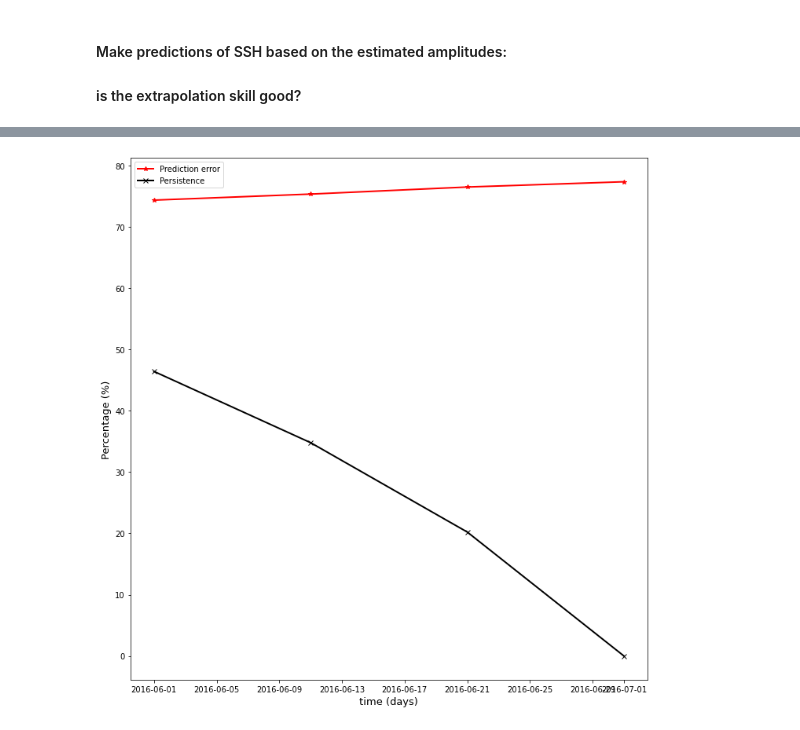
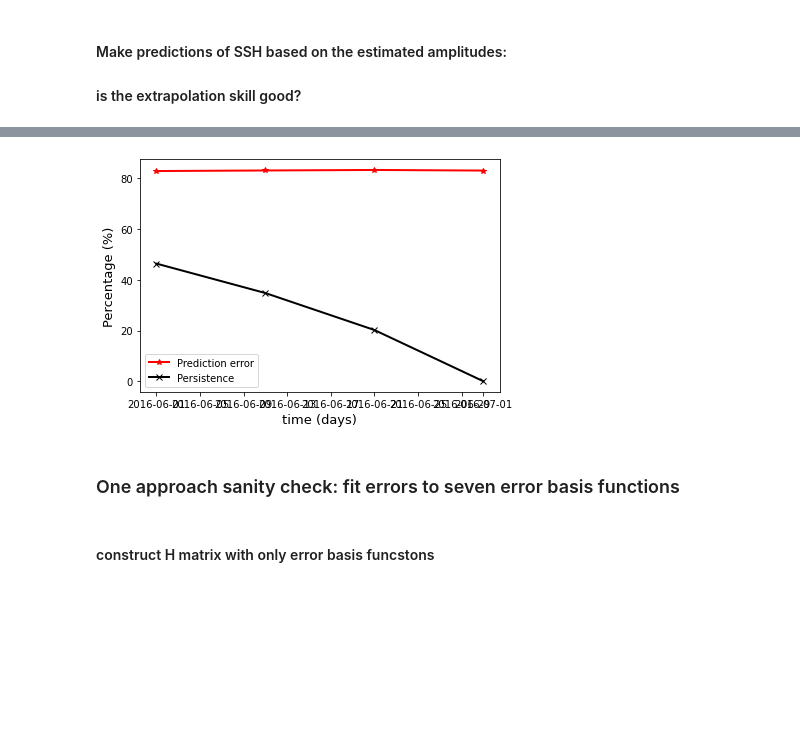
Before and after one commit to yugaophd/cer-swot, a Jupyter notebook: CER103_aviso_swath_1step.ipynb, the cells around one changed output, grey strips where cells are left out. Drawn from its saved outputs; the diff is of its cells as text; code cells hidden in the pictures; blank space fills up the shorter version.

```diff
--- a/CER103_aviso_swath_1step.ipynb
+++ b/CER103_aviso_swath_1step.ipynb
@@ -139,17 +139,17 @@ alpha_base = 1e-2 # baseline dialation error parameter
 alpha_roll = .5e-2 #  np.arange(1, len(day)) # roll error parameter
 alpha_timing = .5e-2 # timing error parameter
 alpha_phase3, alpha_phase4, alpha_phase5, alpha_phase6 = 4e-2, 3e-2, 2e-2, 1e-2
-alpha = np.array([alpha_timing,  alpha_roll, alpha_base, alpha_phase3, alpha_phase4, alpha_phase5, alpha_phase6])
-timing_err_valid, roll_err_valid, baseline_dilation_err_valid, phase_err_valid, xc1_valid, xc2_valid  = make_error(day, alpha, yswath_index_left, yswath_index_right, y_mask_left, y_mask_right)
+alpha = np.array([alpha_timing,   alpha_base,alpha_roll, alpha_phase3, alpha_phase4, alpha_phase5, alpha_phase6])
+timing_err_valid, roll_err_valid, baseline_dilation_err_valid, phase_err_valid, xc1_valid, xc2_valid  = make_error(days, alpha, yswath_index_left, yswath_index_right, y_mask_left, y_mask_right)
 # %% [markdown]
 #### Add white noise
 # %%
 IND_TIMING = -7
-IND_ROLL = -6
-IND_BASELINE = -5
+IND_BASELINE = -6
+IND_ROLL = -5
 IND_PHASE3, IND_PHASE4, IND_PHASE5, IND_PHASE6 = -4, -3, -2, -1
 # %%
-N = len(xvalid_index)
+N = len(xvalid_index) # number of valid data points
 MSLA_swath = np.zeros(len(xvalid_index))
 nx, ny = len(lon), len(lat)
 H_v = np.zeros([N, 2 * M + 7]) # M: number of model
@@ -159,20 +159,21 @@ Y_v = np.zeros(N)
 ssh = np.zeros(N)
 xc = (swath_width - 1) / 2
 
-for ii in range(len(xvalid_index)):
+for ii in range(N):
     IIndex[ii] = nx * yvalid_index[ii] + xvalid_index[ii]
-    cor_err[ii] =  timing_err_valid[ii]+ roll_err_valid[ii] + baseline_dilation_err_valid[ii] + phase_err_valid[ii]
-    ssh[ii] = MSLA_fwd[yvalid_index[ii], xvalid_index[ii], int(tindex[ii])]
-    Y_v[ii] = ssh[ii] + cor_err[ii] #+ np.random.rand(1)/400
-    #timing error
-    H_v[ii, IND_TIMING] = 1 # alpha[0] * Xc^0, alpha_timing, TIMING ERR, distance from nadir Xc
-    #baseline dialation error
-    H_v[ii, IND_BASELINE] = xc1_valid[ii]  # alpha[1] * Xc^1, alpha_base, BASELINE DIALATION ERR, distance from nadir Xc
-    # roll error
-    H_v[ii, IND_ROLL] = xc2_valid[ii]  # alpha[2] * Xc^2, alpha_roll, ROLL ERR, distance from nadir Xc
+    cor_err[ii] = timing_err_valid[ii]+ roll_err_valid[ii] + baseline_dilation_err_valid[ii] + phase_err_valid[ii]
+    ssh[ii] = MSLA_fwd[xvalid_index[ii], yvalid_index[ii], int(tindex[ii])]
+    Y_v[ii] =  cor_err[ii]  + ssh[ii] # + np.random.rand(1)/400
+    # timing error = alpha[0] * Xc^0
+    H_v[ii, IND_TIMING] = 1 #  alpha_timing, TIMING ERR, distance from nadir Xc
+    # roll error = alpha[1] * Xc^1
+    H_v[ii, IND_ROLL] = xc1_valid[ii]  # alpha_roll, ROLL ERR, distance from nadir Xc
+    # baseline dialation error = alpha[2] * Xc^2
+    H_v[ii, IND_BASELINE] = xc2_valid[ii]  # alpha_base, BASELINE DIALATION ERR, distance from nadir Xc
     # phase error
     H_neg = np.heaviside(-1 * xc1_valid[ii], 1) #
     H_pos = np.heaviside(xc1_valid[ii], 1) #
+    # print(H_neg, H_pos)
     H_v[ii, IND_PHASE3] = H_neg                 # alpha_phase3 * np.heaviside(xx - xc, 1)
     H_v[ii, IND_PHASE4] = xc1_valid[ii] * H_neg # alpha_phase4 * Xc * np.heaviside(xx - xc, 1)
     H_v[ii, IND_PHASE5] = H_pos                 # alpha_phase5 * np.heaviside(xx + xc, 1)
@@ -188,16 +189,16 @@ for ii in range(len(xvalid_index)):
 # %%
 counter = 0
 exp = 1
-alpha_factor = 1e2
+alpha_factor = 1e1
 kl = np.zeros(2 * M)
 P_over_R = np.zeros([2 * M + 7, 2 * M + 7])
 P_over_R[IND_TIMING, IND_TIMING] = alpha[IND_TIMING] * alpha_factor #** 2 # timing error
-P_over_R[IND_ROLL, IND_ROLL] = alpha[IND_ROLL] *  alpha_factor #** 2 # roll error
+P_over_R[IND_ROLL, IND_ROLL] = alpha[IND_ROLL] ** 2 *  alpha_factor #** 2 # roll error
 P_over_R[IND_BASELINE, IND_BASELINE] = alpha[IND_BASELINE]*  alpha_factor #** 2 # baseline dilation error
-P_over_R[IND_PHASE3, IND_PHASE3] = alpha[IND_PHASE3] *  alpha_factor #** 2 # phase error 1
-P_over_R[IND_PHASE4, IND_PHASE4] = alpha[IND_PHASE4]*  alpha_factor  #** 2 # phase error 2
-P_over_R[IND_PHASE5, IND_PHASE5] = alpha[IND_PHASE5] *  alpha_factor #** 2 # phase error 3
-P_over_R[IND_PHASE6, IND_PHASE6] = alpha[IND_PHASE6]*  alpha_factor  #** 2 # phase error 4
+P_over_R[IND_PHASE3, IND_PHASE3] = alpha[IND_PHASE3] *  alpha_factor # ** 2 # phase error 1
+P_over_R[IND_PHASE4, IND_PHASE4] = alpha[IND_PHASE4]*  alpha_factor  # ** 2 # phase error 2
+P_over_R[IND_PHASE5, IND_PHASE5] = alpha[IND_PHASE5] *  alpha_factor # ** 2 # phase error 3
+P_over_R[IND_PHASE6, IND_PHASE6] = alpha[IND_PHASE6]*  alpha_factor  # ** 2 # phase error 4
 
 for kk in k_n:
     for ll in l_n:
@@ -418,27 +419,31 @@ Text(0.5, 1.0, 'residual variance')
 # %%
 persistence = SSHA.data[:, :, day0:day0+time_range] - SSHA.data[:, :, day0+6:day0+7]
 prediction_err = MSLA_inverse[:, :, :time_range] - MSLA_fwd[:, :, :time_range]
 rms_persistence = np.zeros(persistence.shape[-1])
 rms_prediction_err = np.zeros(prediction_err.shape[-1])
 for t in range(persistence.shape[-1]):
     #rms_persistence_err[t] = np.sqrt(np.mean(persistence_err[:, :, t] ** 2)) / np.sqrt(np.mean(SSHA[:, :, 0:1].data ** 2))
     rms_persistence[t] = np.sqrt(np.mean(persistence[:, :, t] ** 2)) / np.sqrt(np.mean(SSHA[:, :, 0:1].data ** 2))
     rms_prediction_err[t] = np.sqrt(np.mean(prediction_err[:, :, t] ** 2)) / np.sqrt(np.mean(SSHA[:, :, t].data ** 2))
 
-plt.figure(figsize = (10,10))
+#plt.figure(figsize = (10,10))
 #plt.subplot(211)
 plt.plot(time[:time_range][0::2],  rms_prediction_err[:time_range][0::2] * 100,
          '-*',linewidth = 2, color = 'r', label = 'Prediction error')
 
 #plt.subplot(212)
 plt.plot(time[:time_range][0::2], rms_persistence[:time_range][0::2] * 100,
          '-x', linewidth = 2, color = 'k', label = 'Persistence' )
 #plt.plot(T_time[:time_range][0::2]/86400, np.repeat(100, len(time)),linestyle = '--',  color = 'y')
 #plt.xticks(time[:time_range][0::2]/86400, time[:time_range][0::2] - time[0])
 plt.ylabel('Percentage (%)', fontsize = 13)
 plt.xlabel('time (days)', fontsize = 13)
 plt.legend()
 plt.tight_layout()
 plt.savefig('./prediction_vs_persistence/prediction_err_vs_persistence_' + str(M) + '_waves_2errs.png', dpi = 300)
 # %% [output]
-[figure, old version]
+[figure, new version]
+# %% [markdown]
+### One approach sanity check: fit errors to seven error basis functions
+# %% [markdown]
+#### construct H matrix with only error basis funcstons
```
Also changed, not shown: parts of 34 cells of this notebook, 1 other file.
